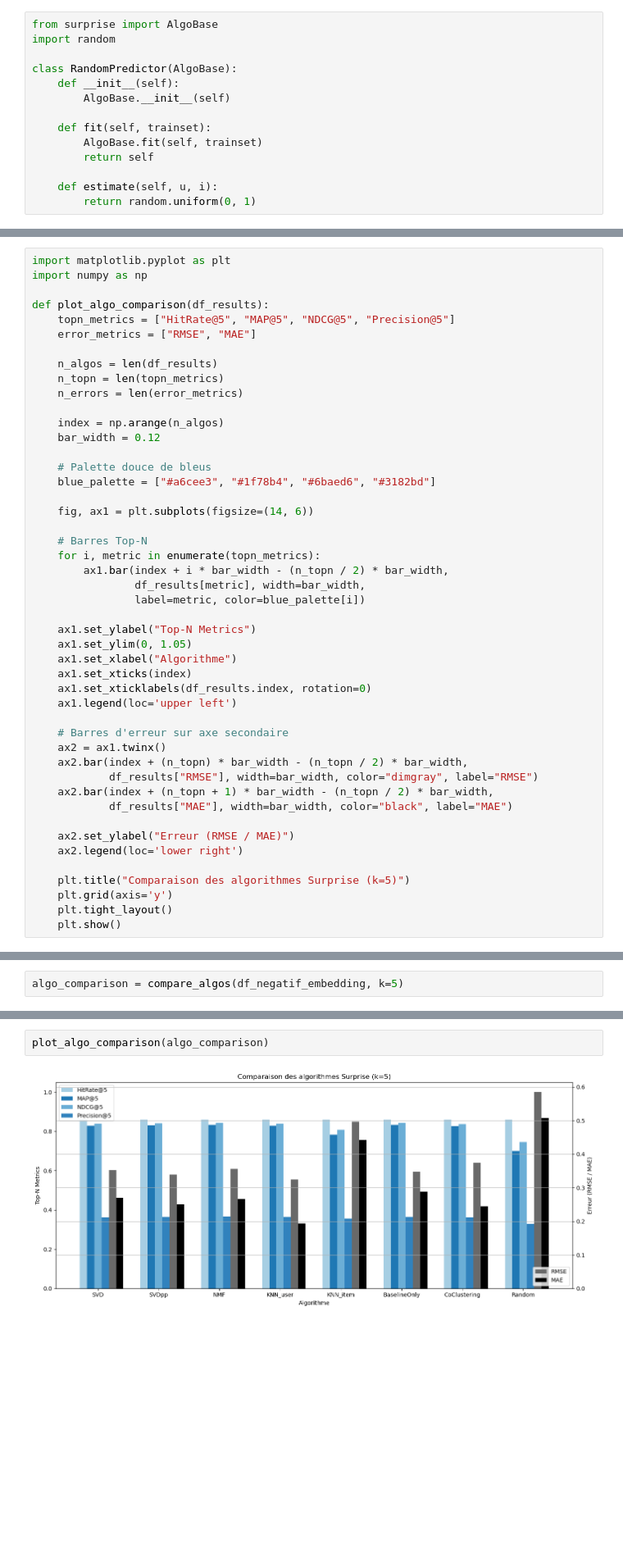
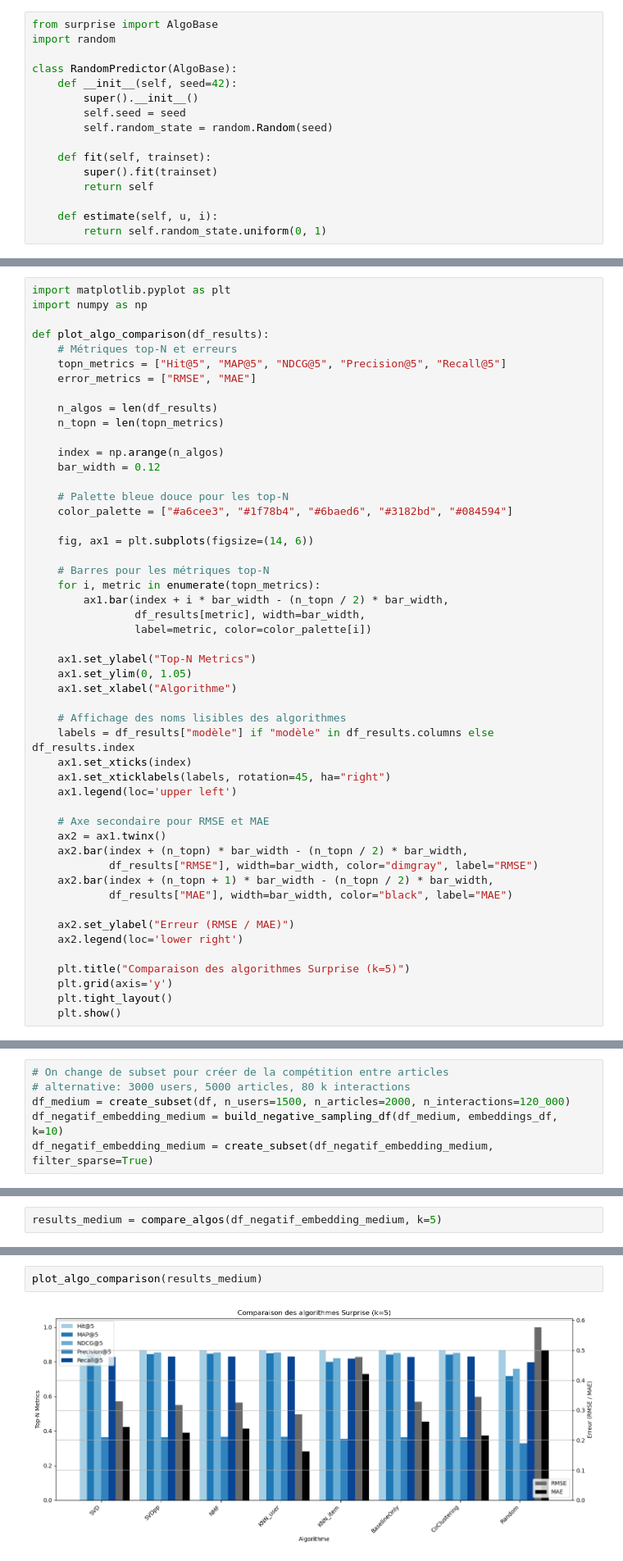
Before and after one commit to cecile-aie/oc_aie_p10, a Jupyter notebook: collaborative_filtering_suprise_modelisation.ipynb, the cells around one changed output, grey strips where cells are left out. Shown at 82% size. Drawn from its saved outputs; the diff is of its cells as text; blank space fills up the shorter version.

```diff
--- a/collaborative_filtering_suprise_modelisation.ipynb
+++ b/collaborative_filtering_suprise_modelisation.ipynb
@@ -488,15 +596,17 @@ from surprise import AlgoBase
 import random
 
 class RandomPredictor(AlgoBase):
-    def __init__(self):
-        AlgoBase.__init__(self)
+    def __init__(self, seed=42):
+        super().__init__()
+        self.seed = seed
+        self.random_state = random.Random(seed)
 
     def fit(self, trainset):
-        AlgoBase.fit(self, trainset)
+        super().fit(trainset)
         return self
 
     def estimate(self, u, i):
-        return random.uniform(0, 1)
+        return self.random_state.uniform(0, 1)
 # %% [markdown]
 <i> Pour knn il n'est pas possible de calculer la matrice de similarité complète, on teste item-item et user-user sur des échantillons d'où l'option sim
 # %%
@@ -545,35 +693,38 @@ import matplotlib.pyplot as plt
 import numpy as np
 
 def plot_algo_comparison(df_results):
-    topn_metrics = ["HitRate@5", "MAP@5", "NDCG@5", "Precision@5"]
+    # Métriques top-N et erreurs
+    topn_metrics = ["Hit@5", "MAP@5", "NDCG@5", "Precision@5", "Recall@5"]
     error_metrics = ["RMSE", "MAE"]
 
     n_algos = len(df_results)
     n_topn = len(topn_metrics)
-    n_errors = len(error_metrics)
 
     index = np.arange(n_algos)
     bar_width = 0.12
 
-    # Palette douce de bleus
-    blue_palette = ["#a6cee3", "#1f78b4", "#6baed6", "#3182bd"]
+    # Palette bleue douce pour les top-N
+    color_palette = ["#a6cee3", "#1f78b4", "#6baed6", "#3182bd", "#084594"]
 
     fig, ax1 = plt.subplots(figsize=(14, 6))
 
-    # Barres Top-N
+    # Barres pour les métriques top-N
     for i, metric in enumerate(topn_metrics):
         ax1.bar(index + i * bar_width - (n_topn / 2) * bar_width,
                 df_results[metric], width=bar_width,
-                label=metric, color=blue_palette[i])
+                label=metric, color=color_palette[i])
 
     ax1.set_ylabel("Top-N Metrics")
     ax1.set_ylim(0, 1.05)
     ax1.set_xlabel("Algorithme")
+
+    # Affichage des noms lisibles des algorithmes
+    labels = df_results["modèle"] if "modèle" in df_results.columns else df_results.index
     ax1.set_xticks(index)
-    ax1.set_xticklabels(df_results.index, rotation=0)
+    ax1.set_xticklabels(labels, rotation=45, ha="right")
     ax1.legend(loc='upper left')
 
-    # Barres d'erreur sur axe secondaire
+    # Axe secondaire pour RMSE et MAE
     ax2 = ax1.twinx()
     ax2.bar(index + (n_topn) * bar_width - (n_topn / 2) * bar_width,
             df_results["RMSE"], width=bar_width, color="dimgray", label="RMSE")
@@ -589,3 +740,9 @@ def plot_algo_comparison(df_results):
     plt.show()
 # %% [markdown]
 ### Comparaison et visualisation des résultats avec différents algorithmes
+# %%
+# On change de subset pour créer de la compétition entre articles
+# alternative: 3000 users, 5000 articles, 80 k interactions
+df_medium = create_subset(df, n_users=1500, n_articles=2000, n_interactions=120_000)
+df_negatif_embedding_medium = build_negative_sampling_df(df_medium, embeddings_df, k=10)
+df_negatif_embedding_medium = create_subset(df_negatif_embedding_medium, filter_sparse=True)
@@ -592,4 +755,4 @@ def plot_algo_comparison(df_results):
 # %%
-algo_comparison = compare_algos(df_negatif_embedding, k=5)
+results_medium = compare_algos(df_negatif_embedding_medium, k=5)
 # %% [output]
 ▶ Entraînement de SVD...
@@ -615,6 +775,6 @@ Estimating biases using als...
 # %%
-plot_algo_comparison(algo_comparison)
+plot_algo_comparison(results_medium)
 # %% [output]
-[figure, old version]
+[figure, new version]
 # %% [markdown]
 ## Optimisation du meilleur algorithme
```
Also changed, not shown: parts of 32 cells of this notebook, 3 other files.
